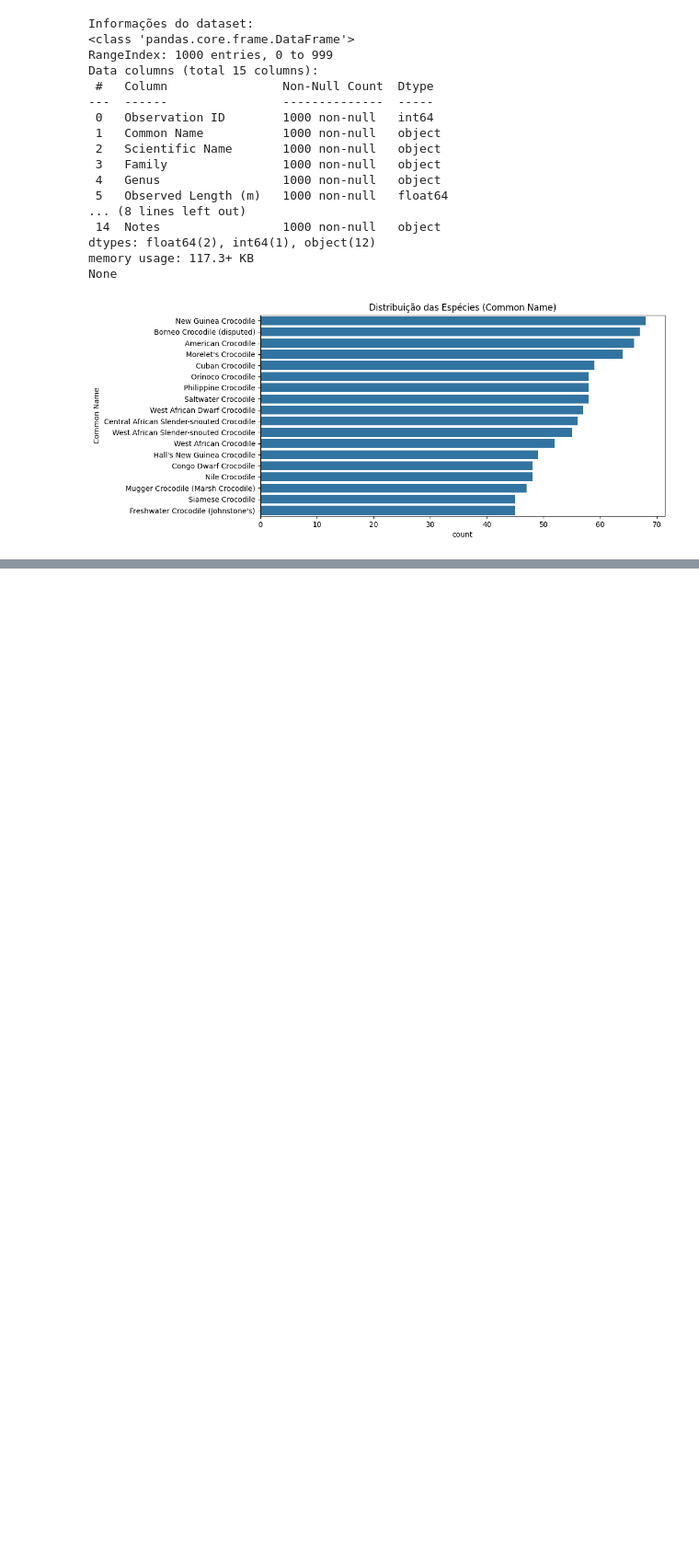
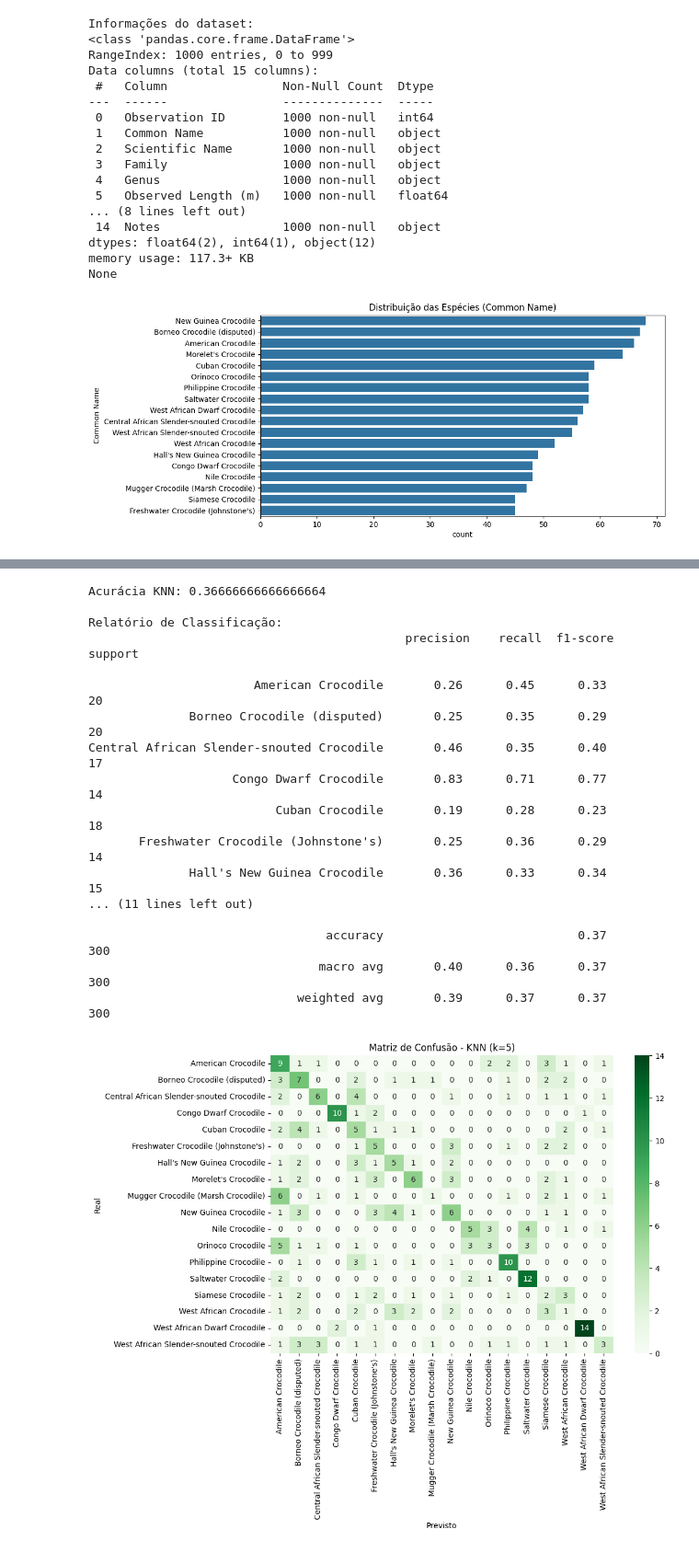
Before and after one commit to IagoAndreOf/Atividade-Dataset, a Jupyter notebook: Atividade-Crocodilo.ipynb, the cells around one changed output, grey strips where cells are left out. Shown: that part at 92% size. Saved outputs shown, nothing was run; the diff lists cells and outputs as text; code cells hidden in the pictures; blank space fills up the shorter version.

```diff
--- a/Atividade-Crocodilo.ipynb
+++ b/Atividade-Crocodilo.ipynb
@@ -47,0 +104,39 @@ None
+# %%
+from sklearn.neighbors import KNeighborsClassifier
+
+knn_model = KNeighborsClassifier(n_neighbors=5)
+knn_model.fit(X_train, y_train)
+
+y_pred_knn = knn_model.predict(X_test)
+
+print("Acurácia KNN:", accuracy_score(y_test, y_pred_knn))
+print("\nRelatório de Classificação:\n", classification_report(y_test, y_pred_knn))
+
+cm = confusion_matrix(y_test, y_pred_knn, labels=knn_model.classes_)
+plt.figure(figsize=(10,7))
+sns.heatmap(cm, annot=True, fmt="d", cmap="Greens",
+            xticklabels=knn_model.classes_,
+            yticklabels=knn_model.classes_)
+plt.title("Matriz de Confusão - KNN (k=5)")
+plt.xlabel("Previsto")
+plt.ylabel("Real")
+plt.show()
+# %% [output]
+Acurácia KNN: 0.36666666666666664
+
+Relatório de Classificação:
+                                            precision    recall  f1-score   support
+
+                       American Crocodile       0.26      0.45      0.33        20
+              Borneo Crocodile (disputed)       0.25      0.35      0.29        20
+Central African Slender-snouted Crocodile       0.46      0.35      0.40        17
+                    Congo Dwarf Crocodile       0.83      0.71      0.77        14
+                          Cuban Crocodile       0.19      0.28      0.23        18
+       Freshwater Crocodile (Johnstone's)       0.25      0.36      0.29        14
+              Hall's New Guinea Crocodile       0.36      0.33      0.34        15
+... (11 lines left out)
+
+                                 accuracy                           0.37       300
+                                macro avg       0.40      0.36      0.37       300
+                             weighted avg       0.39      0.37      0.37       300
+[figure, added]
```
Also changed, not shown: parts of 4 cells of this notebook.
